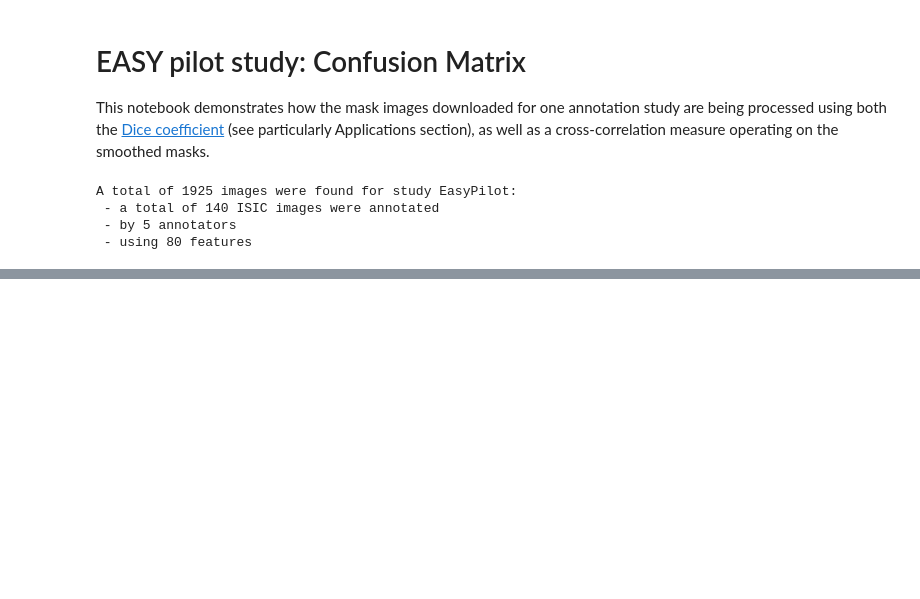
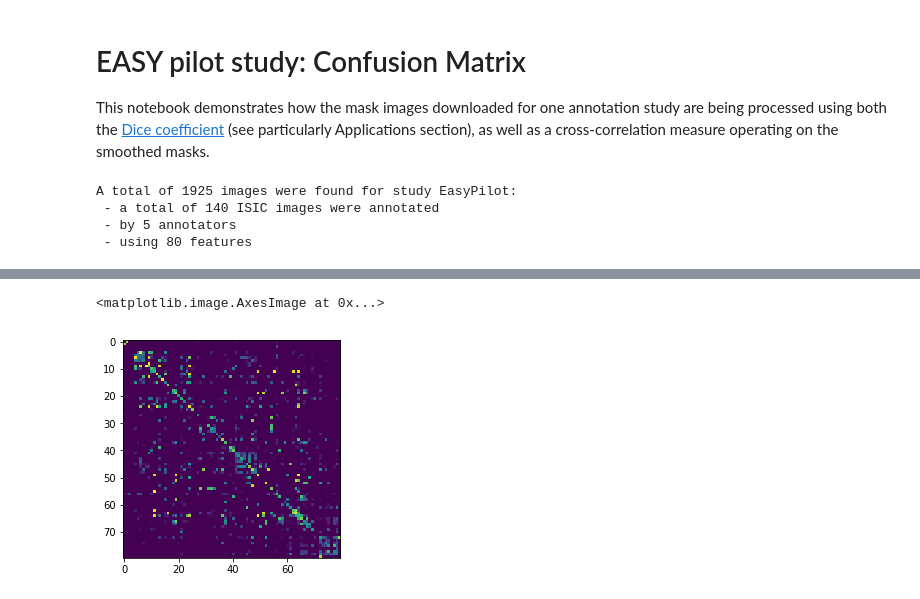
Before and after one commit to neuroelf/EASY-analyses, a Jupyter notebook: python/EASY pilot study confusion matrix.ipynb, the cells around one changed output, grey strips where cells are left out. Drawn from its saved outputs; the diff is of its cells as text; code cells hidden in the pictures; blank space fills up the shorter version.

Commit message:
Implemented Dice and SMCC, and performed test run.

```diff
--- a/python/EASY pilot study confusion matrix.ipynb
+++ b/python/EASY pilot study confusion matrix.ipynb
@@ -56,0 +104,40 @@ A total of 1925 images were found for study EasyPilot:
+# %%
+# iterate over images
+for i in range(len(imageSet)):
+    annoImages = annotDF[annotDF['imageNr'] == imageList[i]]
+    numImages = len(annoImages)
+    imageMasks = []
+    smimageMasks = []
+    print('Assessing %s pairs of masks for ISIC_%s' % ((numImages * (numImages-1) // 2), imageList[i]))
+
+    # read images and resample if necessary
+    for m in range(numImages):
+        imageMasks.append(imageio.imread(annoImages.iloc[m]['fileName']).astype('float32'))
+        imageShape = imageMasks[-1].shape
+        resamplingFactor = 1.0
+        if imageShape[0] > samplingSizeMax:
+            resamplingFactor = samplingSizeMax / imageShape[0]
+        if imageShape[1] > samplingSizeMax:
+            resamplingFactor = min(resamplingFactor, samplingSizeMax / imageShape[1])
+        if resamplingFactor < 1.0:
+            imageMasks[-1] = ndi.zoom(imageMasks[-1], resamplingFactor, order=1)
+        smimageMasks.append(ndi.filters.gaussian_filter(imageMasks[-1], smoothingKernel, mode='constant'))
+        imageMasks[-1] = imageMasks[-1] >= 64.0
+    for m1 in range(1, numImages):
+        a1 = annoImages.iloc[m1]['annotator']
+        f1 = featureKeys[annoImages.iloc[m1]['feature']]
+        for m2 in range(m1):
+            a2 = annoImages.iloc[m2]['annotator']
+            f2 = featureKeys[annoImages.iloc[m2]['feature']]
+            print('.', end='')
+            if a1 == a2:
+                continue
+            if f1 <= f2:
+                f1r, f2r = f1, f2
+            else:
+                f1r, f2r = f2, f1
+            dice = image_dice(imageMasks[m1], imageMasks[m2])
+            smcc = image_cc(smimageMasks[m1], smimageMasks[m2])
+            diceLists[f2r][f1r].append(dice)
+            smccLists[f2r][f1r].append(smcc[0])
+    print(' done')
@@ -56,0 +162,8 @@ A total of 1925 images were found for study EasyPilot:
+# %%
+diceCM = confusion_matrix(diceLists)
+smccCM = confusion_matrix(smccLists)
+# %%
+pypl.imshow(diceCM)
+# %% [output]
+<matplotlib.image.AxesImage at 0x...>
+[figure, added]
```
Also changed, not shown: parts of 7 cells of this notebook.
